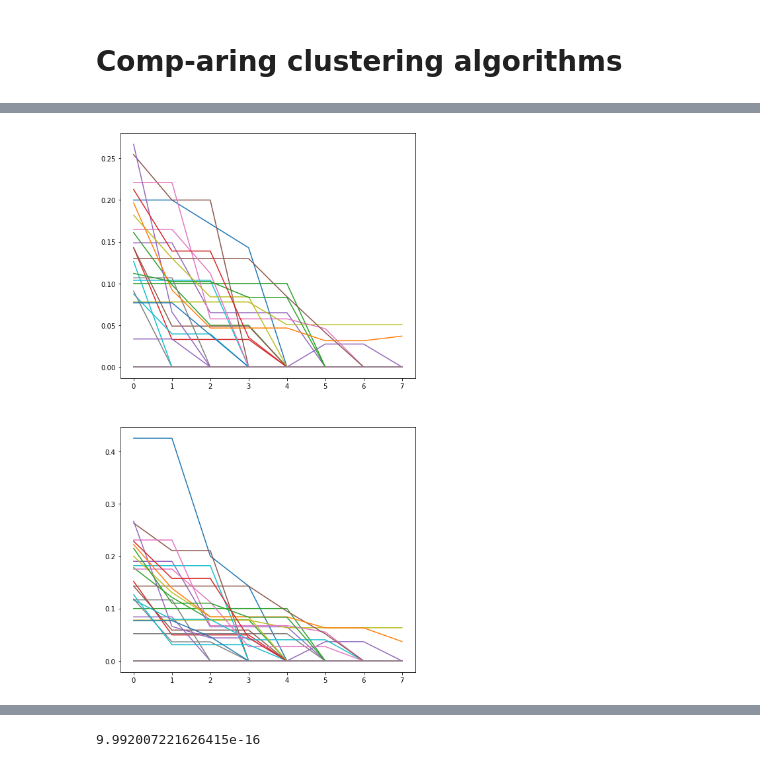
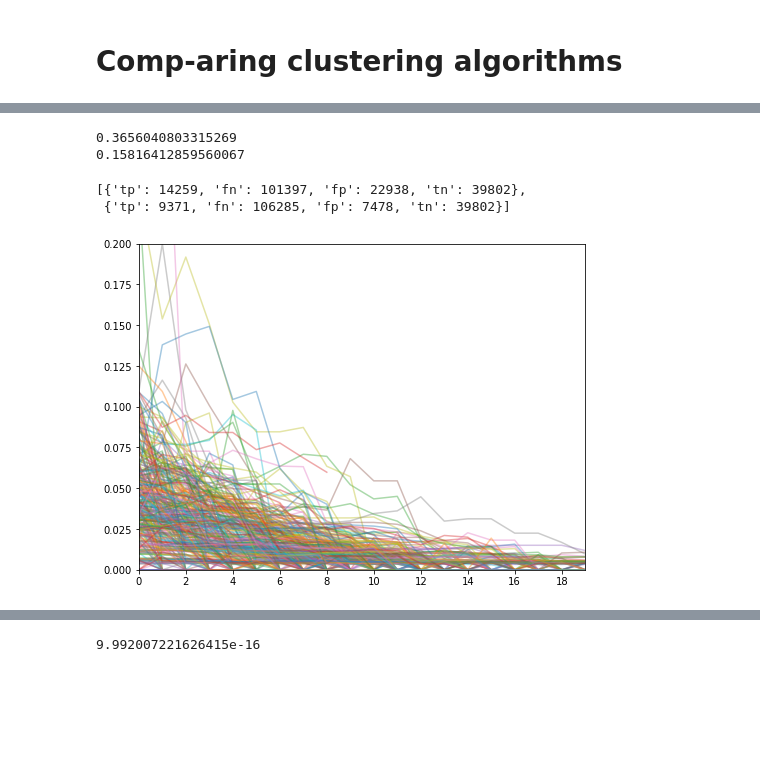
Before and after one commit to mmajewsk/velo-moni-ana, a Jupyter notebook: Main_notebook.ipynb, the cells around one changed output, grey strips where cells are left out. Drawn from its saved outputs; the diff is of its cells as text; code cells hidden in the pictures; blank space fills up the shorter version.

```diff
--- a/Main_notebook.ipynb
+++ b/Main_notebook.ipynb
@@ -450,7 +539,26 @@ print(calc_fp_ratio(all_metrics[1]))
-# %%
-fig, axes = plt.subplots(2,1, figsize=(8,15))
-for blobber, axe in zip(acc_lines,axes):
-    for k,v in blobber.items():
-        axe.plot(v)
-# %% [output]
-[figure, removed]
+# %%
+print(calc_fp_ratio(all_metrics[0]))
+print(calc_fp_ratio(all_metrics[1]))
+# %% [output]
+0.3656040803315269
+0.15816412859560067
+# %%
+[summed_conf_mat(all_metrics[i]) for i in range(2)]
+# %% [output]
+[{'tp': 14259, 'fn': 101397, 'fp': 22938, 'tn': 39802},
+ {'tp': 9371, 'fn': 106285, 'fp': 7478, 'tn': 39802}]
+# %%
+def get_decay_plot(ind):
+    fig, axe = plt.subplots(1,1, figsize=(8,6))
+    liner, blobber = acc_lines[ind], acc_blobs[ind]
+    for k,v in blobber.items():
+        axe.plot(v,alpha=0.4)
+    for k,v in liner.items():
+        axe.plot(v, alpha=0.4)
+    axe.set_xlim(0,19)
+    axe.set_xticks(range(20)[::2])
+    axe.set_ylim(0,0.20)
+# %%
+get_decay_plot(0)
+# %% [output]
+[figure, added]
```
Also changed, not shown: parts of 53 cells of this notebook, 1 other file.
